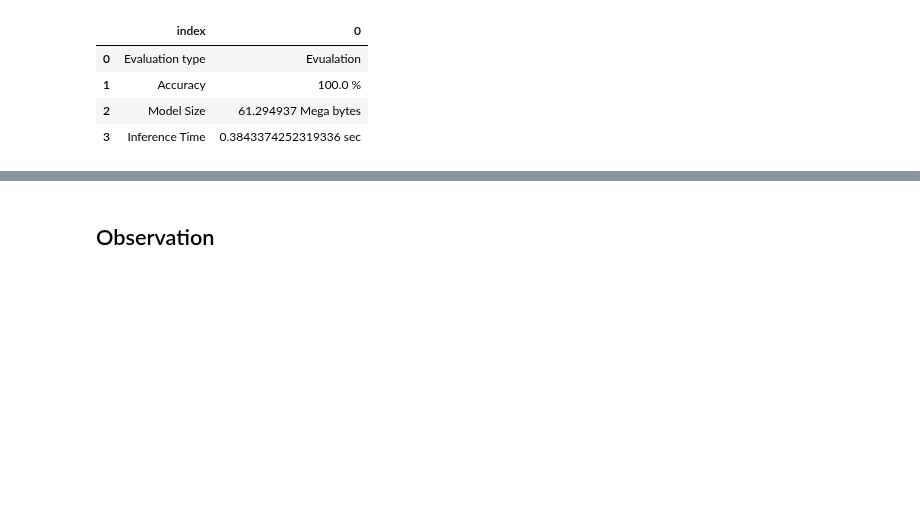
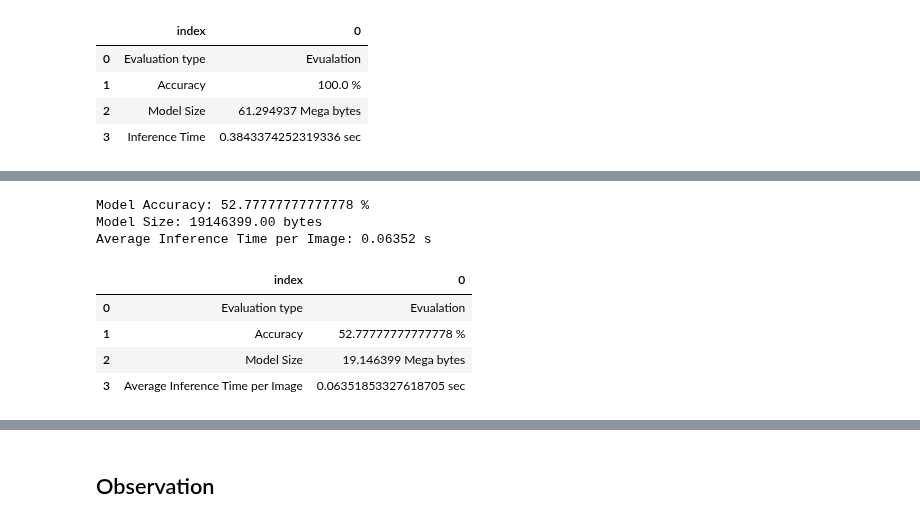
Before and after one commit to nagusubra/Solar_panel_dust_detection, a Jupyter notebook: Final_report.ipynb, the cells around one changed output, grey strips where cells are left out. Drawn from its saved outputs; the diff is of its cells as text; code cells hidden in the pictures; blank space fills up the shorter version.

```diff
--- a/Final_report.ipynb
+++ b/Final_report.ipynb
@@ -605,0 +692,22 @@ quantized_tflite_iteratively_pruned_model_evulation_df
+# %%
+converter = tf.lite.TFLiteConverter.from_keras_model(base_model)
+converter.optimizations = [tf.lite.Optimize.DEFAULT]
+# converter.target_spec.supported_types = [tf.float16]
+fp8_quantized_tflite_base_model = converter.convert()
+
+with open('fp8_quantized_tflite_base_model.tflite', 'wb') as f:
+  f.write(fp8_quantized_tflite_base_model)
+interpreter_fp8_quant_base_model = tf.lite.Interpreter(model_path=str('fp8_quantized_tflite_base_model.tflite'))
+interpreter_fp8_quant_base_model.allocate_tensors()
+
+
+
+converter = tf.lite.TFLiteConverter.from_keras_model(iteratively_pruned_model)
+converter.optimizations = [tf.lite.Optimize.DEFAULT]
+# converter.target_spec.supported_types = [tf.float16]
+fp8_quantized_tflite_iteratively_pruned_model = converter.convert()
+
+with open('fp8_quantized_tflite_iteratively_pruned_model.tflite', 'wb') as f:
+  f.write(fp8_quantized_tflite_iteratively_pruned_model)
+interpreter_fp8_quant_iteratively_pruned_model = tf.lite.Interpreter(model_path=str('fp8_quantized_tflite_iteratively_pruned_model.tflite'))
+interpreter_fp8_quant_iteratively_pruned_model.allocate_tensors()
@@ -605,0 +717,12 @@ quantized_tflite_iteratively_pruned_model_evulation_df
+# %%
+quantized_8_bit_tflite_base_model_evulation_df = evaluate_tflite_model(interpreter_fp8_quant_base_model, 'fp8_quantized_tflite_base_model.tflite', val_dataset)
+quantized_8_bit_tflite_base_model_evulation_df
+# %% [output]
+Model Accuracy: 52.77777777777778 %
+Model Size: 19146399.00 bytes
+Average Inference Time per Image: 0.06352 s
+|  | index | 0 |
+| 0 | Evaluation type | Evualation |
+| 1 | Accuracy | 52.77777777777778 % |
+| 2 | Model Size | 19.146399 Mega bytes |
+| 3 | Average Inference Time per Image | 0.06351853327618705 sec |
```
Also changed, not shown: parts of 17 cells of this notebook.
